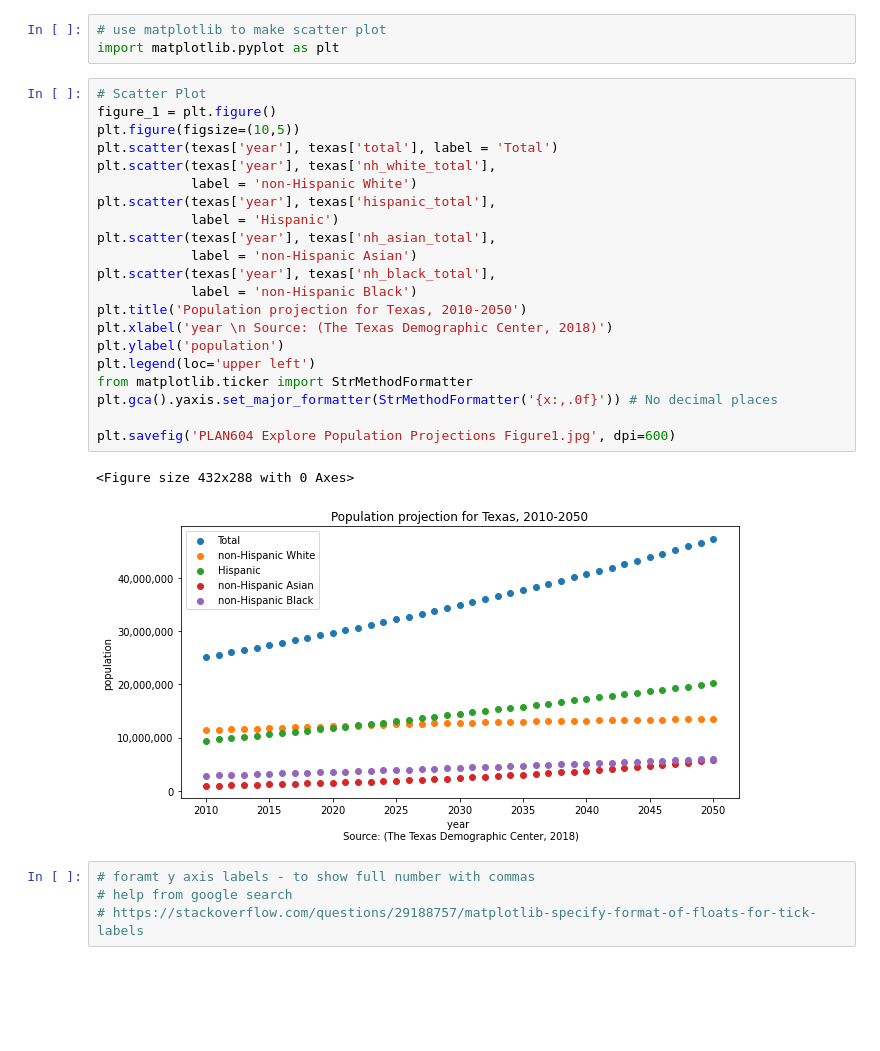
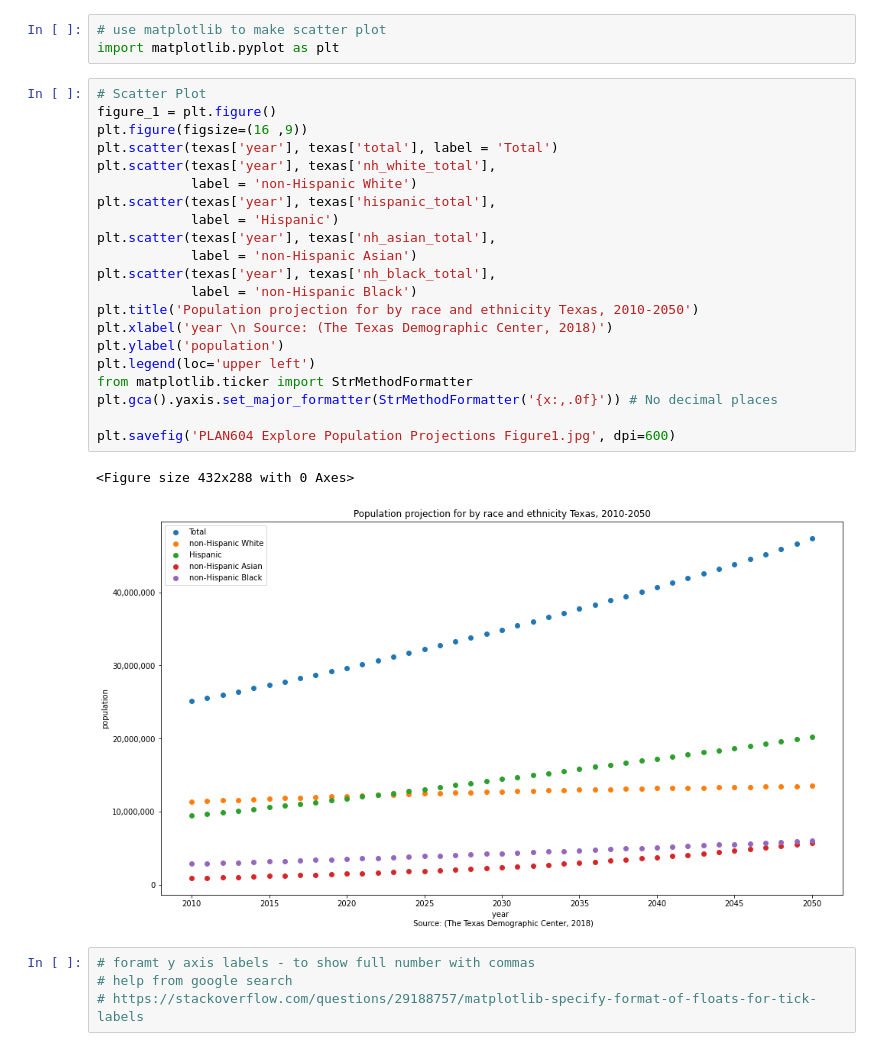
Before and after one commit to npr99/PlanningMethods, a Jupyter notebook: PLAN604_Explore_Population_Projections.ipynb, the cells around one changed output. Drawn from its saved outputs; the diff is of its cells as text; blank space fills up the shorter version.

```diff
--- a/PLAN604_Explore_Population_Projections.ipynb
+++ b/PLAN604_Explore_Population_Projections.ipynb
@@ -76,27 +76,27 @@ import matplotlib.pyplot as plt
 # %%
 # Scatter Plot
 figure_1 = plt.figure()
-plt.figure(figsize=(10,5))
+plt.figure(figsize=(16 ,9))
 plt.scatter(texas['year'], texas['total'], label = 'Total')
 plt.scatter(texas['year'], texas['nh_white_total'],
             label = 'non-Hispanic White')
 plt.scatter(texas['year'], texas['hispanic_total'],
             label = 'Hispanic')
 plt.scatter(texas['year'], texas['nh_asian_total'],
             label = 'non-Hispanic Asian')
 plt.scatter(texas['year'], texas['nh_black_total'],
             label = 'non-Hispanic Black')
-plt.title('Population projection for Texas, 2010-2050')
+plt.title('Population projection for by race and ethnicity Texas, 2010-2050')
 plt.xlabel('year \n Source: (The Texas Demographic Center, 2018)')
 plt.ylabel('population')
 plt.legend(loc='upper left')
 from matplotlib.ticker import StrMethodFormatter
 plt.gca().yaxis.set_major_formatter(StrMethodFormatter('{x:,.0f}')) # No decimal places
 
 plt.savefig('PLAN604 Explore Population Projections Figure1.jpg', dpi=600)
 # %% [output]
 <Figure size 432x288 with 0 Axes>
-[figure, old version]
+[figure, new version]
 # %%
 # foramt y axis labels - to show full number with commas
 # help from google search
```
Also changed, not shown: parts of 2 cells of this notebook.
